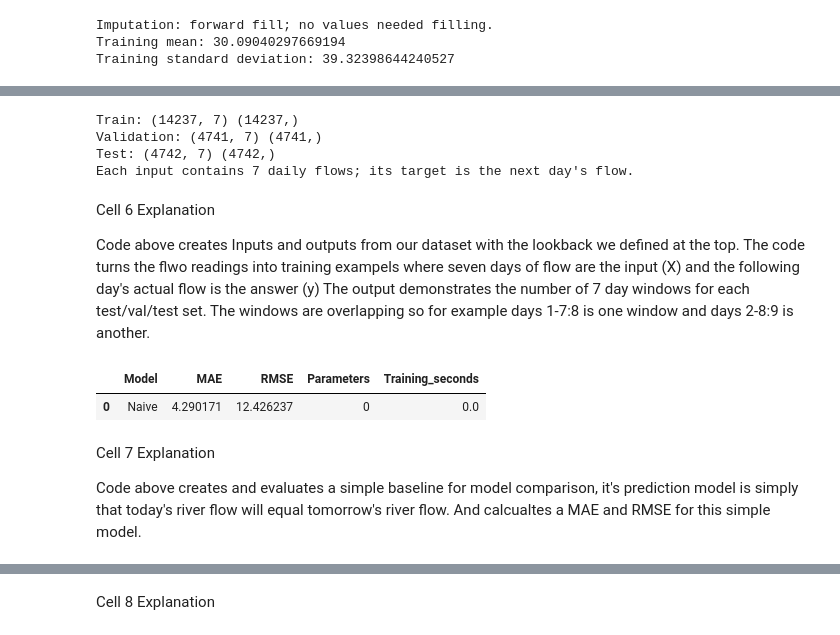
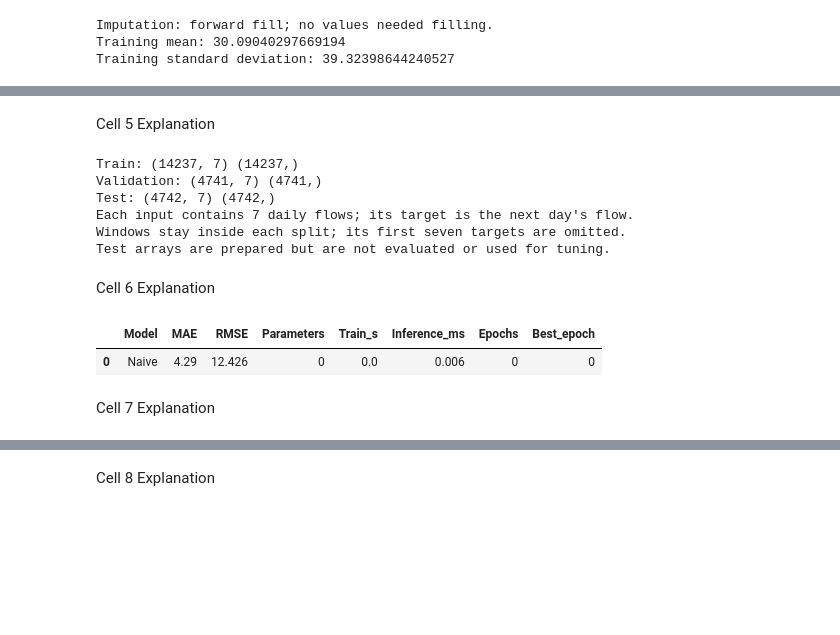
Before and after one commit to msraka-commits/AISE4010_Project_Group05, a Jupyter notebook: AISE4010_Project_Group05.ipynb, the cells around one changed output, grey strips where cells are left out. Cells and saved outputs as stored; diff of their text form; code cells hidden in the pictures; blank space fills up the shorter version.

```diff
--- a/AISE4010_Project_Group05.ipynb
+++ b/AISE4010_Project_Group05.ipynb
@@ -178,3 +163,5 @@ Output demonstrates as before no missing values and spits out the training mean
+# %% [markdown]
+Cell 5 Explanation
 # %%
 def make_windows(values, lookback):
     X, y = [], []
@@ -183,7 +170,7 @@ def make_windows(values, lookback):
         X.append(values[i-lookback:i])
         y.append(values[i])
 
-    return np.asarray(X), np.asarray(y)
+    return np.asarray(X, dtype=np.float32), np.asarray(y, dtype=np.float32)
 
 
 X_train, y_train = make_windows(train_scaled, LOOKBACK)
@@ -194,49 +181,46 @@ print("Train:", X_train.shape, y_train.shape)
 print("Validation:", X_val.shape, y_val.shape)
 print("Test:", X_test.shape, y_test.shape)
 print("Each input contains 7 daily flows; its target is the next day's flow.")
+print("Windows stay inside each split; its first seven targets are omitted.")
+print("Test arrays are prepared but are not evaluated or used for tuning.")
 # %% [output]
 Train: (14237, 7) (14237,)
 Validation: (4741, 7) (4741,)
 Test: (4742, 7) (4742,)
 Each input contains 7 daily flows; its target is the next day's flow.
+Windows stay inside each split; its first seven targets are omitted.
+Test arrays are prepared but are not evaluated or used for tuning.
-# %% [markdown]
-Cell 6 Explanation
-
-Code above creates Inputs and outputs from our dataset with the lookback we defined at the top. The code turns the flwo readings into training exampels where seven days of flow are the input (X) and the following day's actual flow is the answer (y)
-The output demonstrates the number of 7 day windows for each test/val/test set. The windows are overlapping so for example
-days 1-7:8 is one window and days 2-8:9 is another.
+# %% [markdown]
+Cell 6 Explanation
 # %%
+# MAE and RMSE are measured in m³/s, after reversing standardization.
 def inverse_1d(values):
-    return scaler.inverse_transform(
-        np.asarray(values).reshape(-1, 1)
-    ).ravel()
+    return scaler.inverse_transform(np.asarray(values).reshape(-1, 1)).ravel()
 
+val_actual = val.iloc[LOOKBACK:].to_numpy()
 
-val_actual = inverse_1d(y_val)
-
-
-def score_model(name, predictions, parameters, training_seconds):
+def score_model(name, predictions, parameters, seconds, inference_ms, history=None):
     return {
-        "Model": name,
-        "MAE": mean_absolute_error(val_actual, predictions),
-        "RMSE": np.sqrt(mean_squared_error(val_actual, predictions)),
-        "Parameters": parameters,
-        "Training_seconds": training_seconds
+        'Model': name,
+        'MAE': float(mean_absolute_error(val_actual, predictions)),
+        'RMSE': float(np.sqrt(mean_squared_error(val_actual, predictions))),
+        'Parameters': int(parameters),
+        'Train_s': float(seconds),
+        'Inference_ms': float(inference_ms),
+        'Epochs': len(history['val_mse']) if history else 0,
+        'Best_epoch': int(np.argmin(history['val_mse'])) + 1 if history else 0
     }
 
-
-# Predict tomorrow's flow using today's flow.
-val_naive = inverse_1d(X_val[:, -1])
-
-# The naive model has no fitted parameters or training step.
-results = [score_model("Naive", val_naive, 0, 0.0)]
-
-display(pd.DataFrame(results))
+# Persistence: tomorrow's flow equals today's flow. No model is fitted.
+naive_predictions = inverse_1d(X_val[:, -1])
+timings = []
+for _ in range(5):
+    start = perf_counter()
+    X_val[:, -1].copy()
+    timings.append(1000 * (perf_counter() - start))
+baseline = score_model('Naive', naive_predictions, 0, 0.0, np.median(timings))
+results = [baseline]
+display(pd.DataFrame(results).round(3))
 # %% [output]
-|  | Model | MAE | RMSE | Parameters | Training_seconds |
-| 0 | Naive | 4.290171 | 12.426237 | 0 | 0.0 |
+|  | Model | MAE | RMSE | Parameters | Train_s | Inference_ms | Epochs | Best_epoch |
+| 0 | Naive | 4.29 | 12.426 | 0 | 0.0 | 0.006 | 0 | 0 |
-# %% [markdown]
-Cell 7 Explanation
-
-Code above creates and evaluates a simple baseline for model comparison, it's prediction model is simply that today's river flow will equal tomorrow's river flow.
-And calcualtes a MAE and RMSE for this simple model.
@@ -326,0 +227,2 @@ def predict_model(model, inputs):
+# %% [markdown]
+Cell 7 Explanation
```
Also changed, not shown: parts of 38 cells of this notebook.
